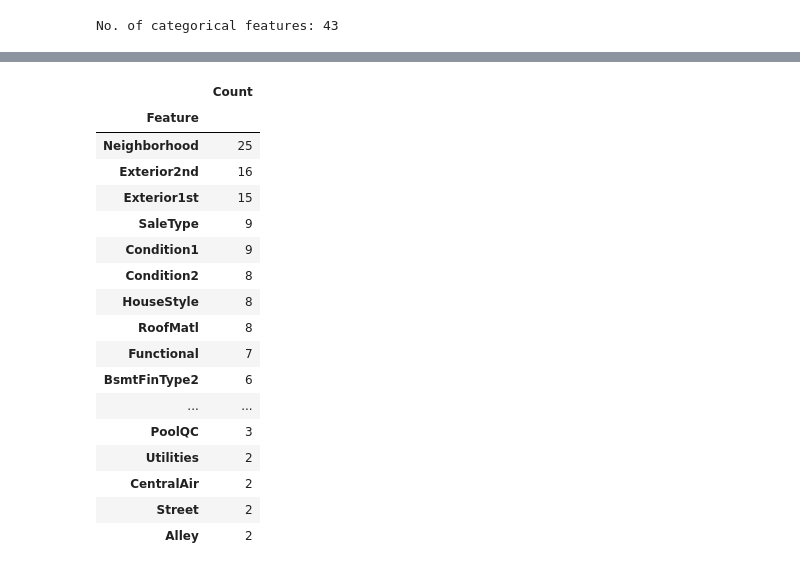
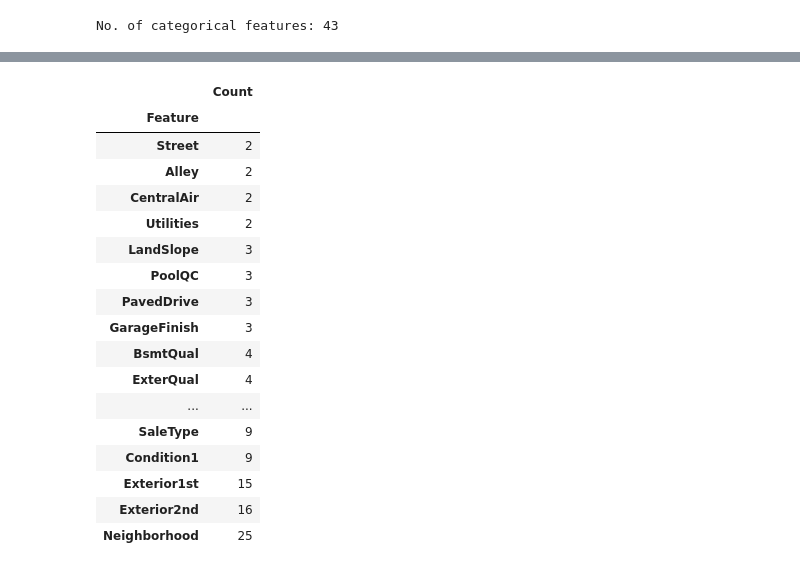
Before and after one commit to MansoorAB/01_Ames_House_Price_Regression, a Jupyter notebook: EDA.ipynb, the cells around one changed output, grey strips where cells are left out. Drawn from its saved outputs; the diff is of its cells as text; code cells hidden in the pictures.

```diff
--- a/EDA.ipynb
+++ b/EDA.ipynb
@@ -353,22 +339,22 @@ temp
 # %%
-category_count = pd.DataFrame(temp).sort_values(by='Count', ascending=False).set_index('Feature')
+category_count = pd.DataFrame(temp).sort_values(by='Count').set_index('Feature')
 category_count
 # %% [output]
 |  | Count |
 | Feature |  |
-| Neighborhood | 25 |
-| Exterior2nd | 16 |
-| Exterior1st | 15 |
+| Street | 2 |
+| Alley | 2 |
+| CentralAir | 2 |
+| Utilities | 2 |
+| LandSlope | 3 |
+| PoolQC | 3 |
+| PavedDrive | 3 |
+| GarageFinish | 3 |
+| BsmtQual | 4 |
+| ExterQual | 4 |
+| ... | ... |
 | SaleType | 9 |
 | Condition1 | 9 |
-| Condition2 | 8 |
-| HouseStyle | 8 |
-| RoofMatl | 8 |
-| Functional | 7 |
-| BsmtFinType2 | 6 |
-| ... | ... |
-| PoolQC | 3 |
-| Utilities | 2 |
-| CentralAir | 2 |
-| Street | 2 |
-| Alley | 2 |
+| Exterior1st | 15 |
+| Exterior2nd | 16 |
+| Neighborhood | 25 |
```
Also changed, not shown: parts of 2 cells of this notebook.
